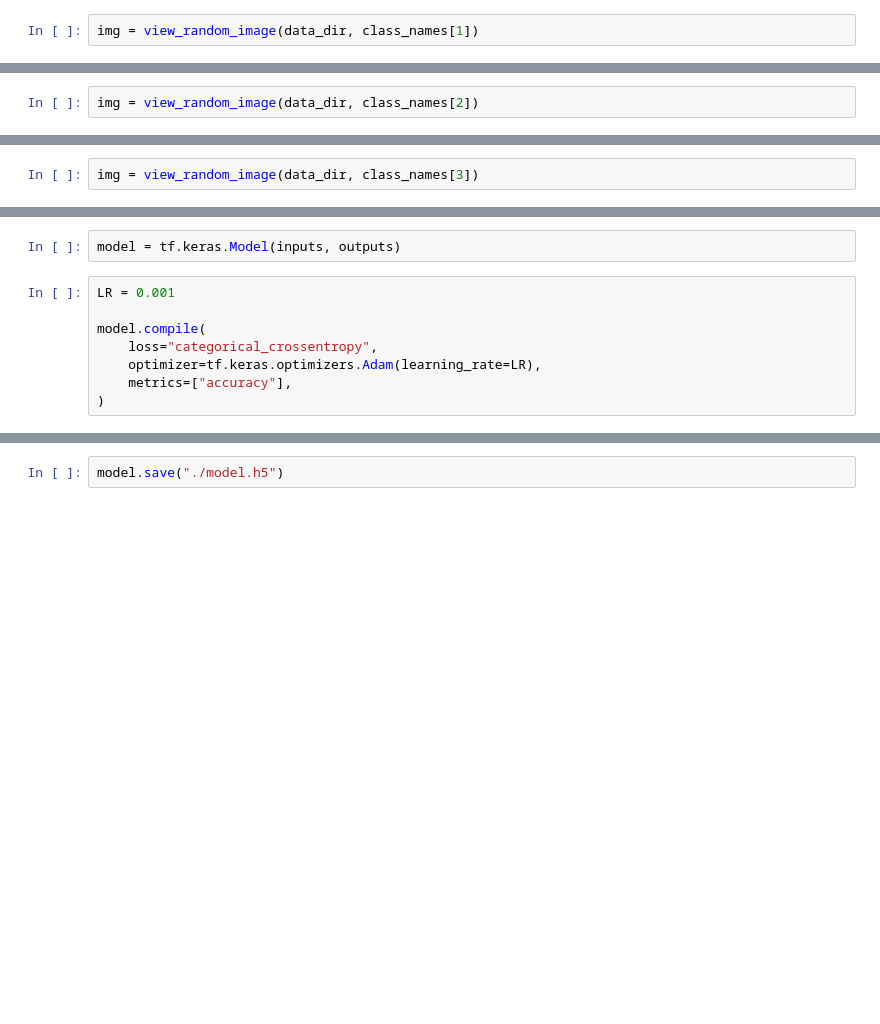
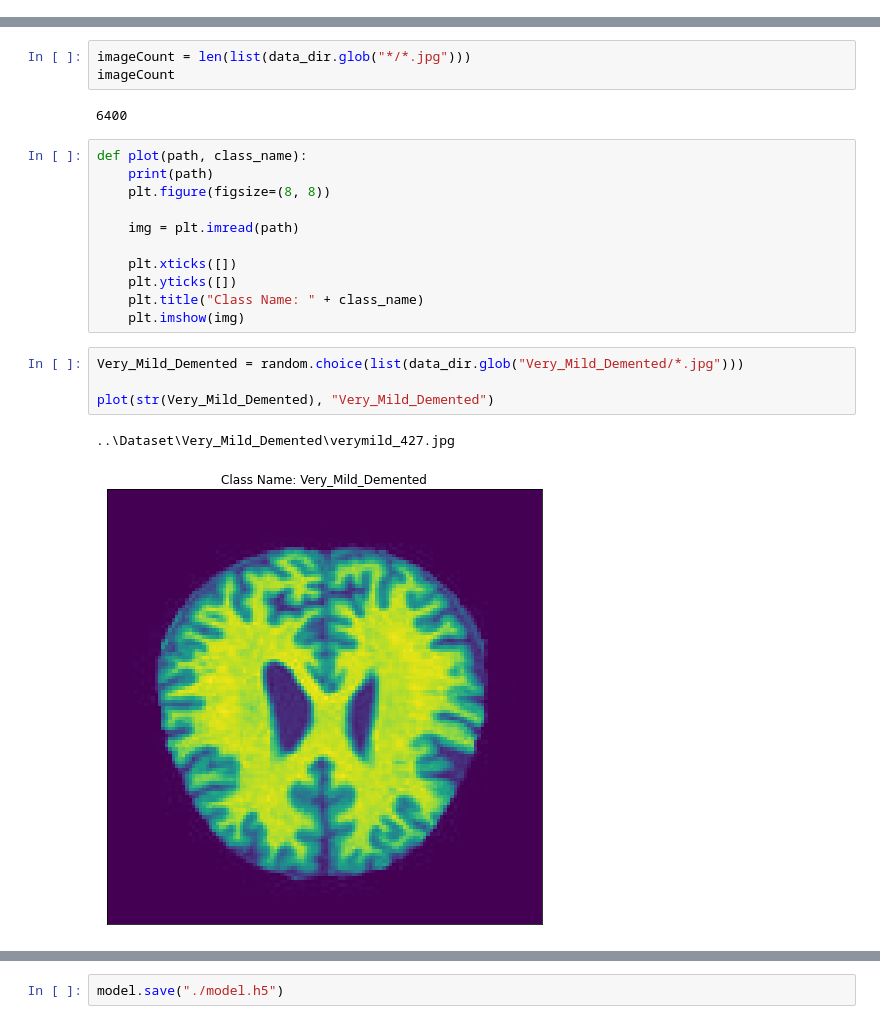
Before and after one commit to coder12git/Treasure-Hacks-3.0, a Jupyter notebook: model/notebook.ipynb, the cells around one changed output, grey strips where cells are left out. Drawn from its saved outputs; the diff is of its cells as text; blank space fills up the shorter version.

Commit message:
completed ML Model

```diff
--- a/model/notebook.ipynb
+++ b/model/notebook.ipynb
@@ -47,2 +19,0 @@ Image shape: (128, 128)
-# %%
-img = view_random_image(data_dir, class_names[1])
@@ -52,2 +19,0 @@ Image shape: (128, 128)
-# %%
-img = view_random_image(data_dir, class_names[2])
@@ -57,2 +19,0 @@ Image shape: (128, 128)
-# %%
-img = view_random_image(data_dir, class_names[3])
@@ -115,10 +20,23 @@ WARNING:tensorflow:Model was constructed with shape (None, None, None, 3) for in
-# %%
-model = tf.keras.Model(inputs, outputs)
-# %%
-LR = 0.001
-
-model.compile(
-    loss="categorical_crossentropy",
-    optimizer=tf.keras.optimizers.Adam(learning_rate=LR),
-    metrics=["accuracy"],
-)
+# %%
+imageCount = len(list(data_dir.glob("*/*.jpg")))
+imageCount
+# %% [output]
+6400
+# %%
+def plot(path, class_name):
+    print(path)
+    plt.figure(figsize=(8, 8))
+
+    img = plt.imread(path)
+
+    plt.xticks([])
+    plt.yticks([])
+    plt.title("Class Name: " + class_name)
+    plt.imshow(img)
+# %%
+Very_Mild_Demented = random.choice(list(data_dir.glob("Very_Mild_Demented/*.jpg")))
+
+plot(str(Very_Mild_Demented), "Very_Mild_Demented")
+# %% [output]
+..\Dataset\Very_Mild_Demented\verymild_427.jpg
+[figure, added]
```
Also changed, not shown: parts of 25 cells of this notebook, 1 other file.
